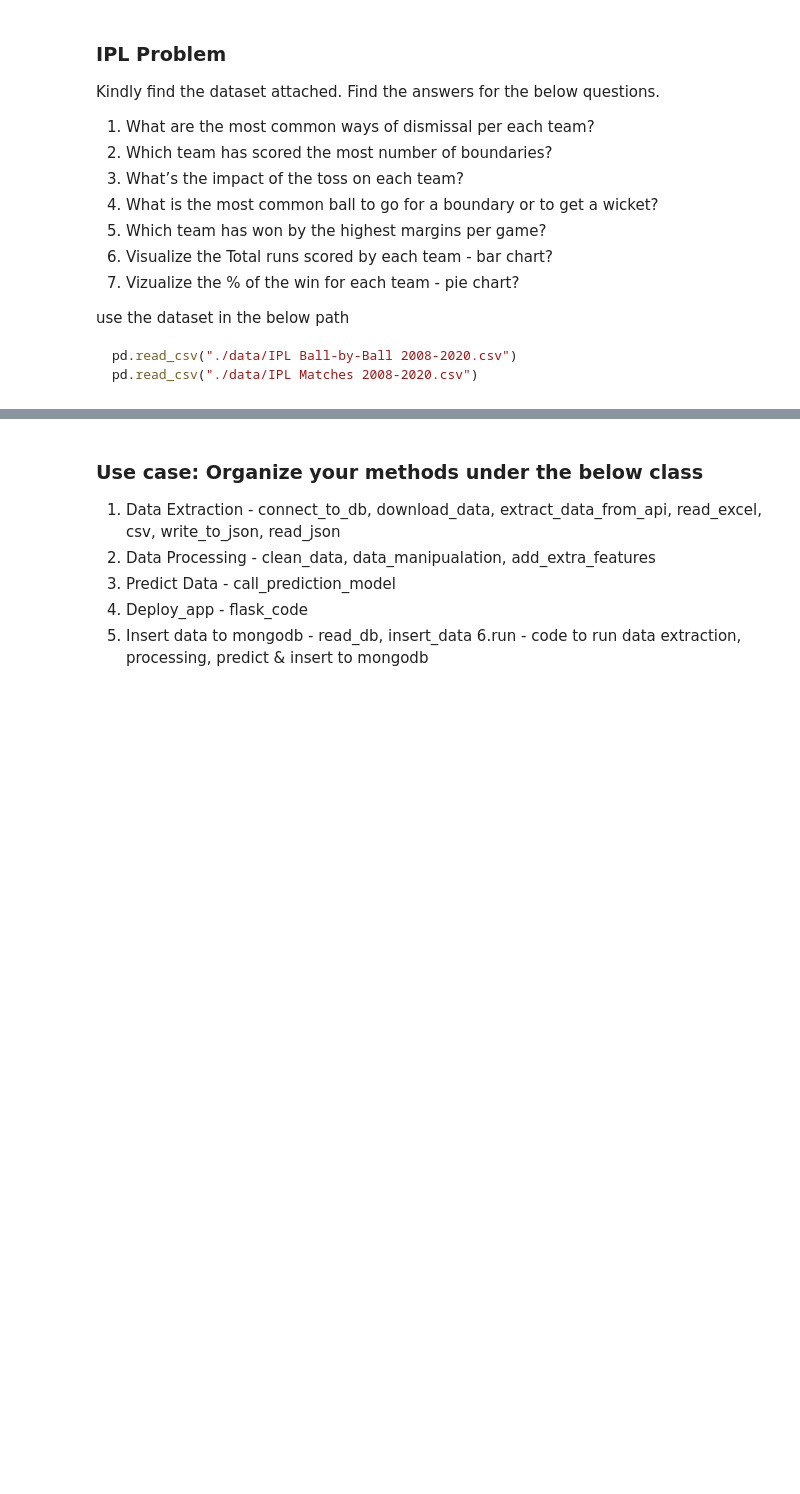
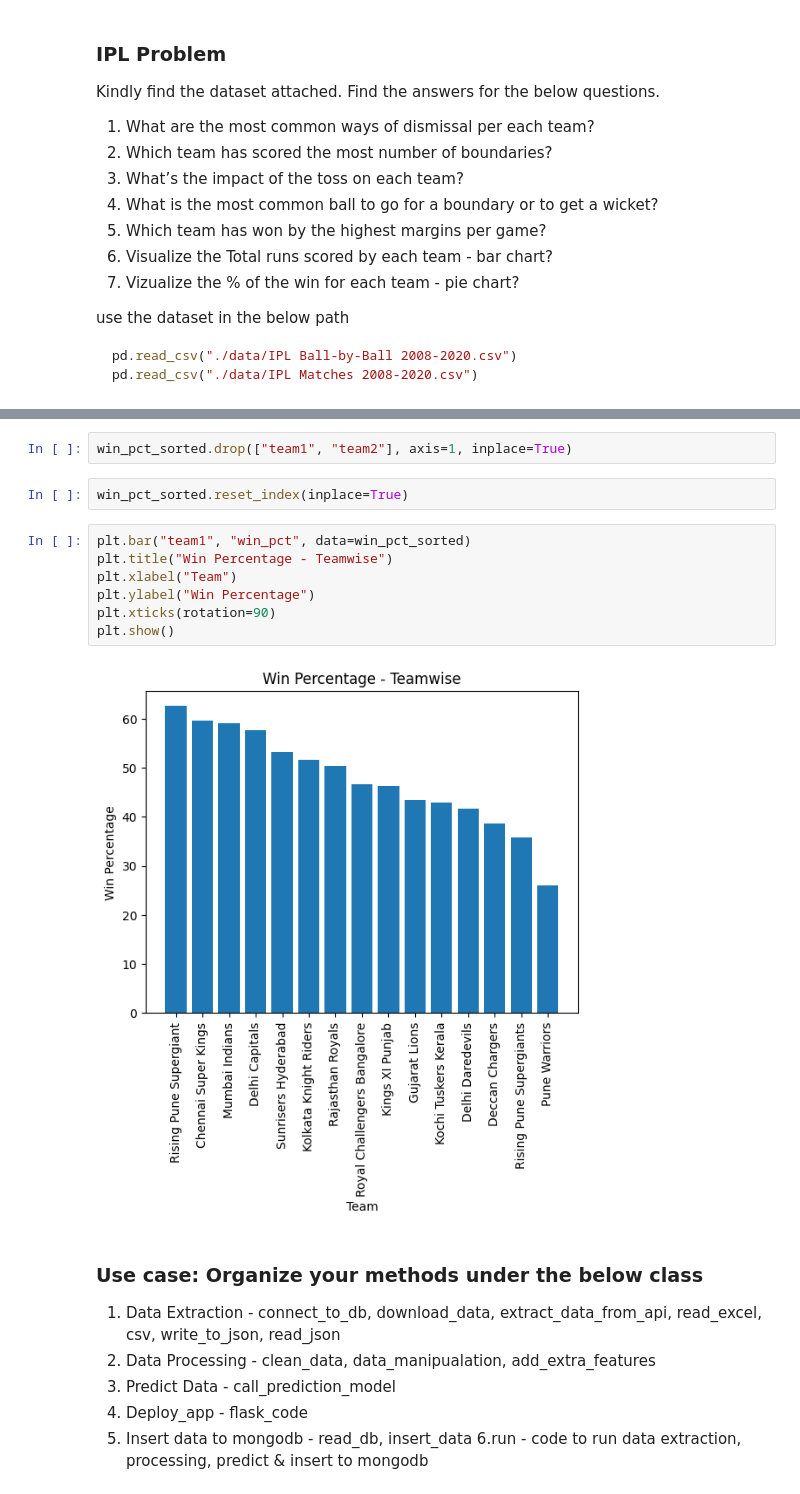
Before and after one commit to instigateideas/training-repo, a Jupyter notebook: python/Session-2/Problem & Use case.ipynb, the cells around one changed output, grey strips where cells are left out. Drawn from its saved outputs; the diff is of its cells as text; blank space fills up the shorter version.

```diff
--- a/python/Session-2/Problem & Use case.ipynb
+++ b/python/Session-2/Problem & Use case.ipynb
@@ -26,3 +614,16 @@ pd.read_csv("./data/IPL Matches 2008-2020.csv")
+# %%
+win_pct_sorted.drop(["team1", "team2"], axis=1, inplace=True)
+# %%
+win_pct_sorted.reset_index(inplace=True)
+# %%
+plt.bar("team1", "win_pct", data=win_pct_sorted)
+plt.title("Win Percentage - Teamwise")
+plt.xlabel("Team")
+plt.ylabel("Win Percentage")
+plt.xticks(rotation=90)
+plt.show()
+# %% [output]
+[figure, added]
 # %% [markdown]
 ### Use case: Organize your methods under the below class
 
```
Also changed, not shown: parts of 66 cells of this notebook, 44 other files.
